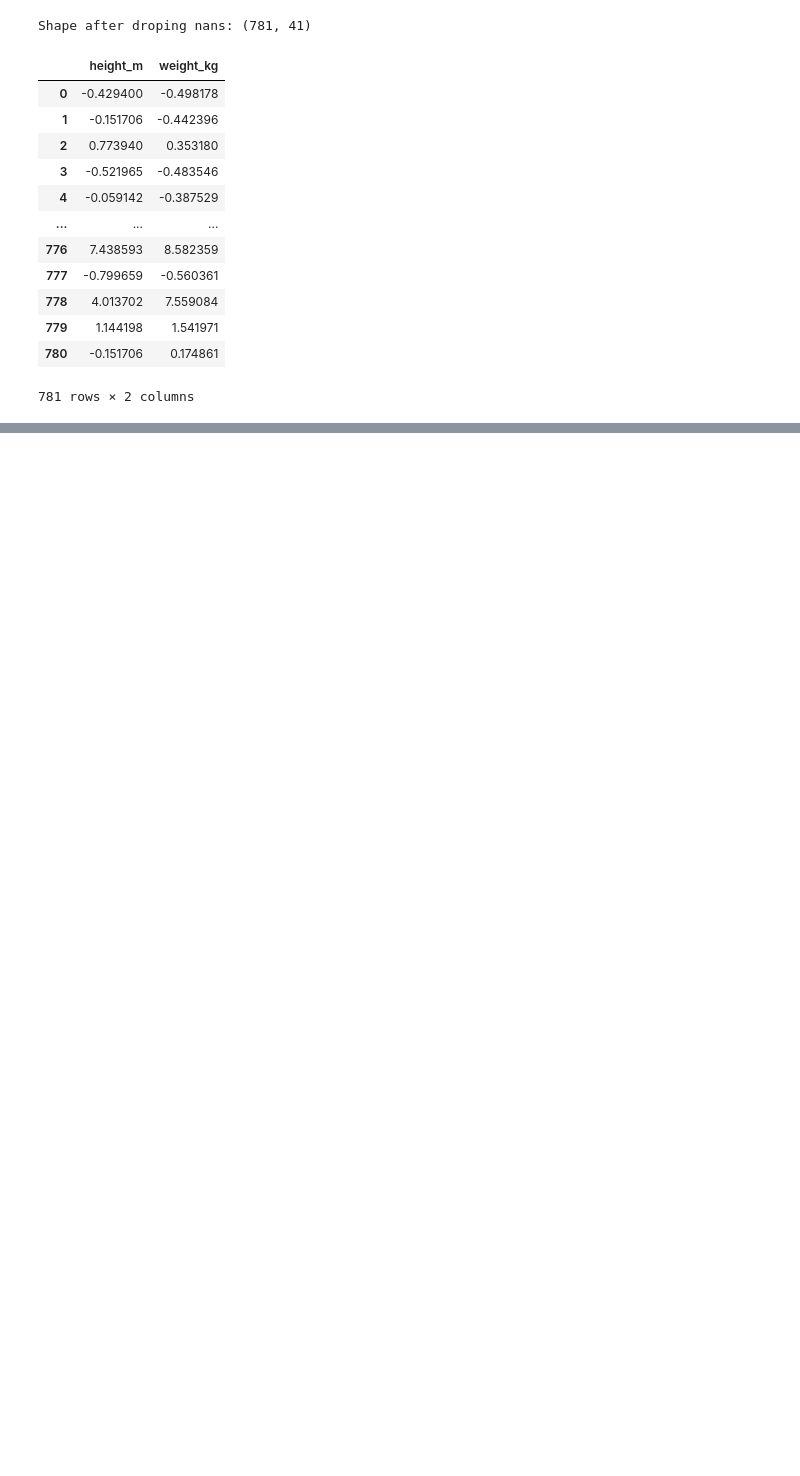
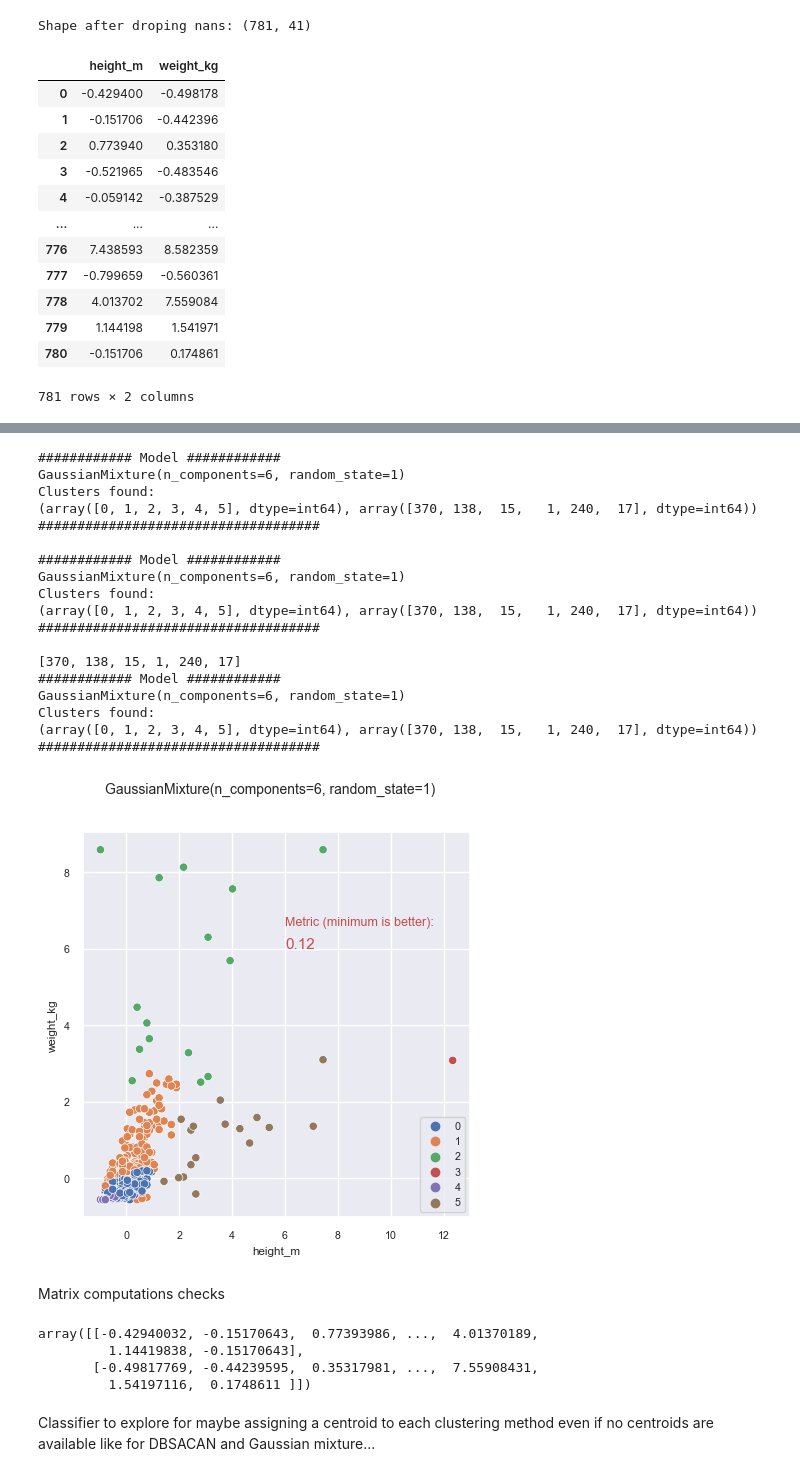
Before and after one commit to lyesds/AI_drills, a Jupyter notebook: 2.clustering_drills.ipynb, the cells around one changed output, grey strips where cells are left out. Drawn from its saved outputs; the diff is of its cells as text; code cells hidden in the pictures; blank space fills up the shorter version.

```diff
--- a/2.clustering_drills.ipynb
+++ b/2.clustering_drills.ipynb
@@ -678,0 +852,43 @@ Name: cluster, Length: 781, dtype: int64
+# %%
+viz(GaussianMixture(n_components=6, random_state=1))
+# %% [output]
+############ Model ############
+GaussianMixture(n_components=6, random_state=1)
+Clusters found:
+(array([0, 1, 2, 3, 4, 5], dtype=int64), array([370, 138,  15,   1, 240,  17], dtype=int64))
+####################################
+
+############ Model ############
+GaussianMixture(n_components=6, random_state=1)
+Clusters found:
+(array([0, 1, 2, 3, 4, 5], dtype=int64), array([370, 138,  15,   1, 240,  17], dtype=int64))
+####################################
+
+[370, 138, 15, 1, 240, 17]
+############ Model ############
+GaussianMixture(n_components=6, random_state=1)
+Clusters found:
+(array([0, 1, 2, 3, 4, 5], dtype=int64), array([370, 138,  15,   1, 240,  17], dtype=int64))
+####################################
+[figure, added]
+# %% [markdown]
+Matrix computations checks
+# %%
+np.array([X[e] for e in features])
+
+np.array([X[e] for e in features]).shape
+
+M = np.array([X[e] for e in features]).T
+D = np.linalg.norm(M - M[:,None], axis=-1)
+print(M.shape, D, D.shape)
+
+K = np.array(X[e] for e in features)
+
+K.shape
+# %% [output]
+array([[-0.42940032, -0.15170643,  0.77393986, ...,  4.01370189,
+         1.14419838, -0.15170643],
+       [-0.49817769, -0.44239595,  0.35317981, ...,  7.55908431,
+         1.54197116,  0.1748611 ]])
+# %% [markdown]
+Classifier to explore for maybe assigning a centroid to each clustering method even if no centroids are available like for DBSACAN and Gaussian mixture...
```
Also changed, not shown: parts of 26 cells of this notebook.
